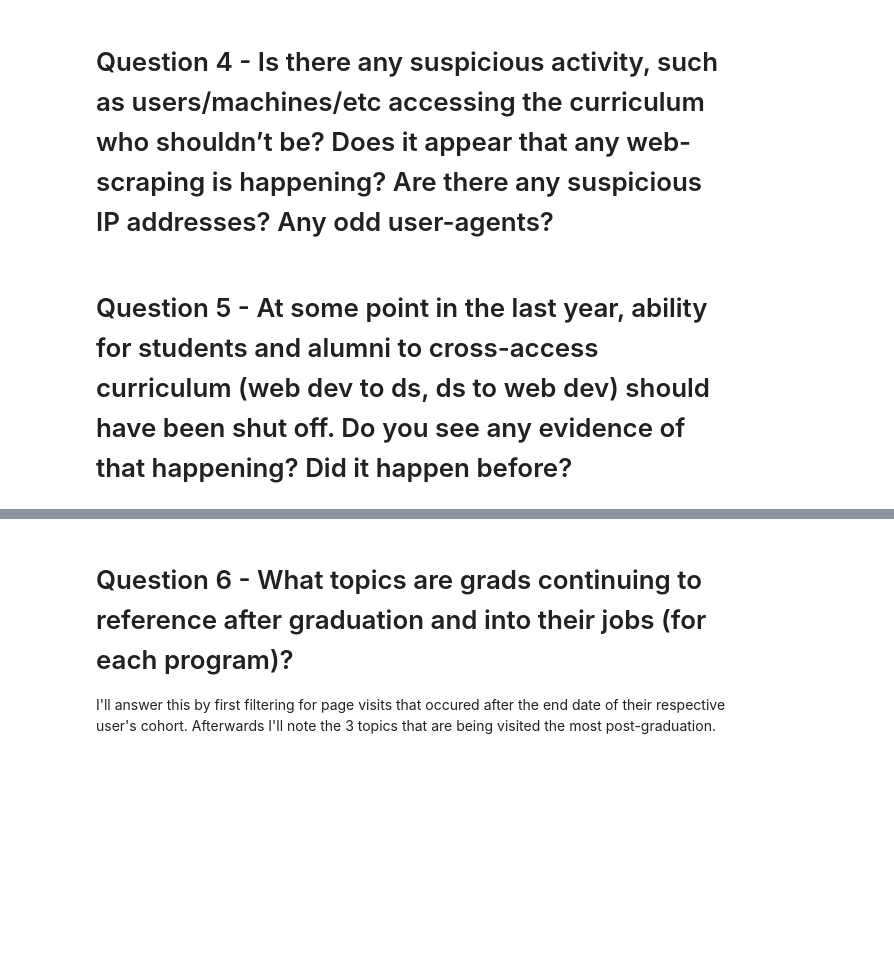
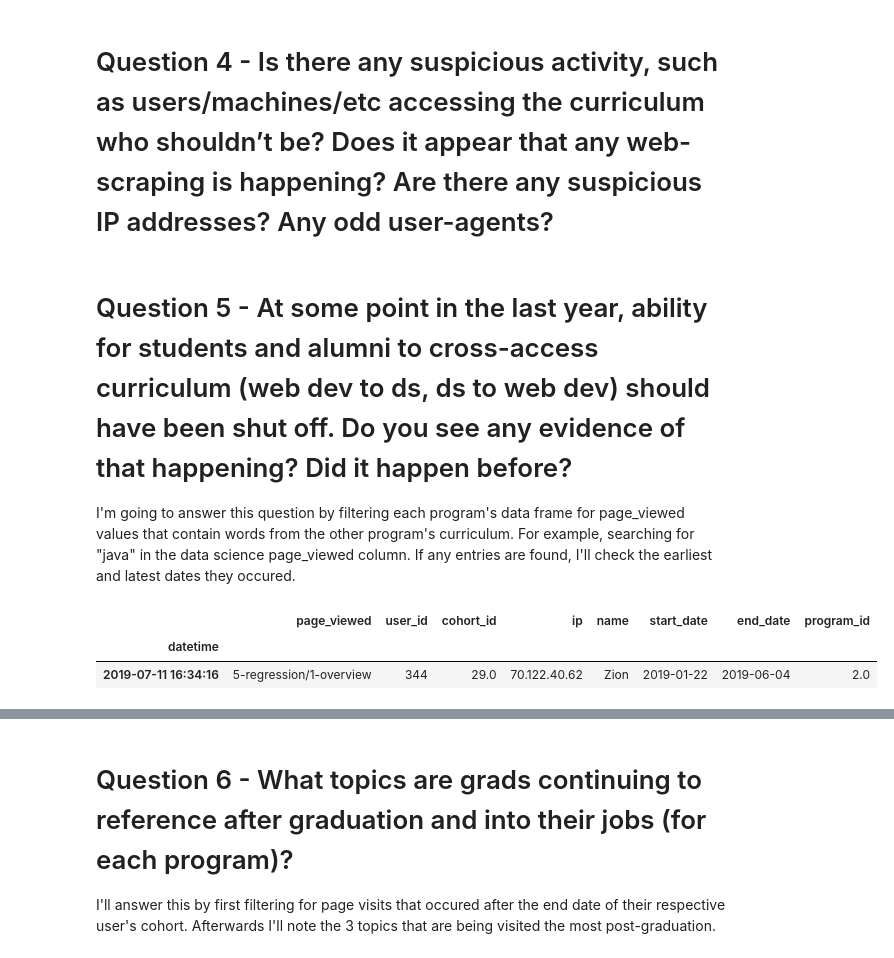
Before and after one commit to SamuelD-Data/anomaly-detection-project, a Jupyter notebook: anomaly_detection_project_notebook.ipynb, the cells around one changed output, grey strips where cells are left out. Drawn from its saved outputs; the diff is of its cells as text; code cells hidden in the pictures; blank space fills up the shorter version.

Commit message:
answered question 5

```diff
--- a/anomaly_detection_project_notebook.ipynb
+++ b/anomaly_detection_project_notebook.ipynb
@@ -1034,3 +1034,16 @@ User 487 may be an one-time alternate user profile for a Bayes student since the
 # Question 4 - Is there any suspicious activity, such as users/machines/etc accessing the curriculum who shouldn’t be? Does it appear that any web-scraping is happening? Are there any suspicious IP addresses? Any odd user-agents?
 # %% [markdown]
 # Question 5 - At some point in the last year, ability for students and alumni to cross-access curriculum (web dev to ds, ds to web dev) should have been shut off. Do you see any evidence of that happening? Did it happen before?
+I'm going to answer this question by filtering each program's data frame for page_viewed values that contain words from the other program's curriculum. For example, searching for "java" in the data science page_viewed column. If any entries are found, I'll check the earliest and latest dates they occured.
+# %%
+# searching web development DF for page_viewed values that contain words from the data science curriculum
+wd_cross_access = wd[(wd.page_viewed.str.contains('regression')) | (wd.page_viewed.str.contains('anomaly'))\
+   | (wd.page_viewed.str.contains('python')) | (wd.page_viewed.str.contains('classification'))\
+   |(wd.page_viewed.str.contains('timeseries'))]
+# %%
+# checking earliest date of the entries found
+wd_cross_access[wd_cross_access.index == wd_cross_access.index.min()]
+# %% [output]
+|  | page_viewed | user_id | cohort_id | ip | name | start_date | end_date | program_id |
+| datetime |  |  |  |  |  |  |  |  |
+| 2019-07-11 16:34:16 | 5-regression/1-overview | 344 | 29.0 | 70.122.40.62 | Zion | 2019-01-22 | 2019-06-04 | 2.0 |
```
Also changed, not shown: parts of 5 cells of this notebook.
